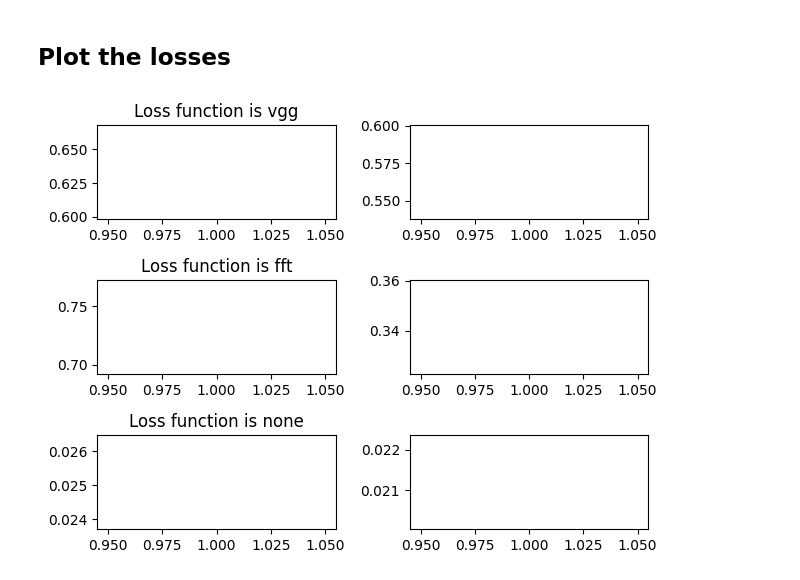
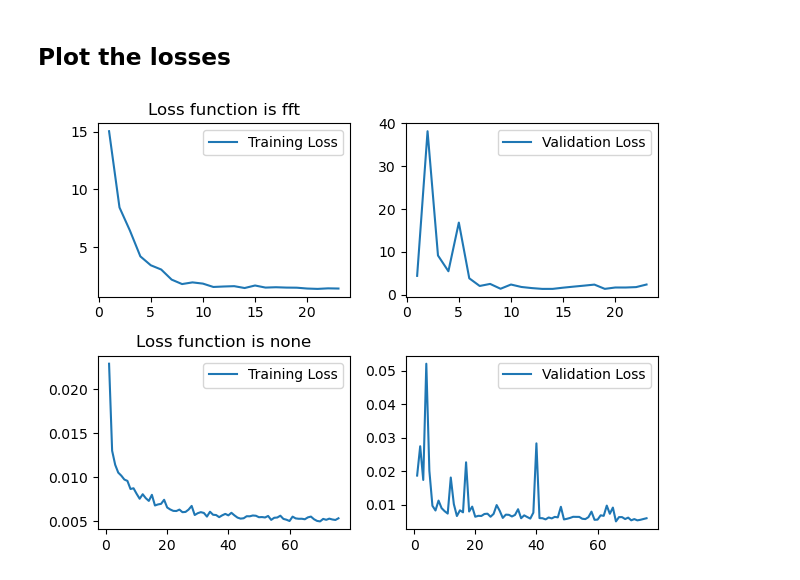
Before and after one commit to AleHD/deep-biomedicine-project, a Jupyter notebook: mwcnn/main.ipynb, the cells around one changed output. Saved outputs shown, nothing was run; the diff lists cells and outputs as text; code cells hidden in the pictures.

Commit message:
trained mwcnn

```diff
--- a/mwcnn/main.ipynb
+++ b/mwcnn/main.ipynb
@@ -21,16 +21,16 @@ torch.cuda.empty_cache()
 # Dataset part used for testing
 VALIDATION_SPLIT = 0.15
 # Batch size for training. Limited by GPU memory
-BATCH_SIZE = 5
+BATCH_SIZE = 2
 # Full Dataset path
 TEST_DATASETS = ['val']
 TRAIN_DATASETS = ['train']
 ROOTDIR = '../data/'
 
 # Training Epochs
-EPOCHS = 1
+EPOCHS = 100
 
-IMAGESIZE = 128
+IMAGESIZE = 1024
 
 gc.collect()
 torch.cuda.empty_cache()
@@ -63,7 +63,7 @@ plt.show()
 # %% [markdown]
 ## 2 Initiate models
 # %%
-N_FEATS = 16
+N_FEATS = 32
 learning_rate=1e-3
 local_criterion = torch.nn.L1Loss()
 global_criteria = [FFTloss(device=device, han_window=True), None]
@@ -82,8 +82,5 @@ for criterion, scale, name in zip(global_criteria, global_criteria_scale, names)
     train_loss_record, validation_loss = MWCNN_trainer.train(EPOCHS,trainloader, validationloader)
     # save losses
     results.append({"loss_func": name, "train_loss": train_loss_record, "validation_loss": validation_loss})
-
-    # save model
-    torch.save(MWCNN_model, f'models/MWCNN_model_{name}_feats_{N_FEATS}_batchnorm.pth')
 # %% [output]
 Starting Training Process
@@ -92,12 +105,14 @@ Epoch: 001,  Train Loss:0.0240895,  Validation Loss:0.0255068,
 # %% [markdown]
 ## Plot the losses
 # %%
-fig, ax = plt.subplots(nrows=3,ncols=2)
+fig, ax = plt.subplots(nrows=2,ncols=2)
 for i, result in enumerate(results):
     num_epochs = len(result["train_loss"])
     ax[i,0].plot(range(1, num_epochs + 1), result["train_loss"], label='Training Loss')
     ax[i,0].set_title(f"Loss function is {result['loss_func']}")
+    ax[i,0].legend()
     ax[i,1].plot(range(1, num_epochs + 1), result["validation_loss"], label='Validation Loss')
+    ax[i,1].legend()
 plt.tight_layout()
 # %% [output]
-[figure, old version]
+[figure, new version]
```
Also changed, not shown: parts of 2 cells of this notebook, 5 other files.
